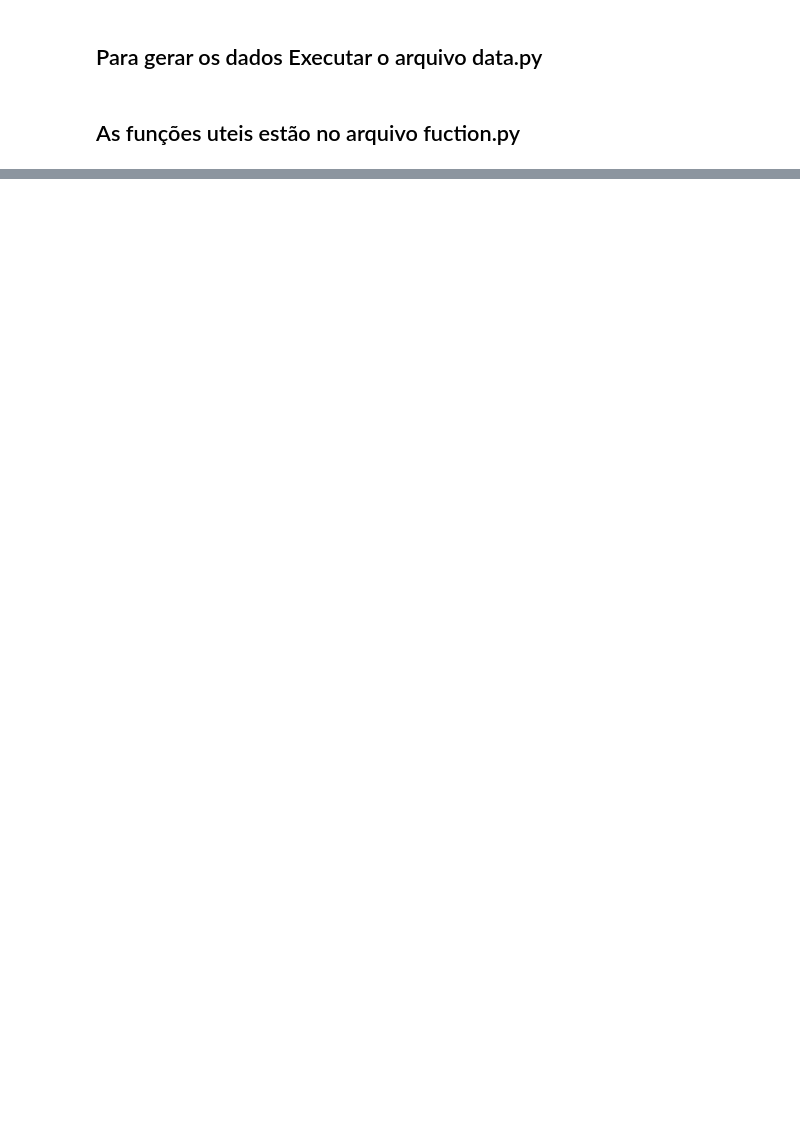
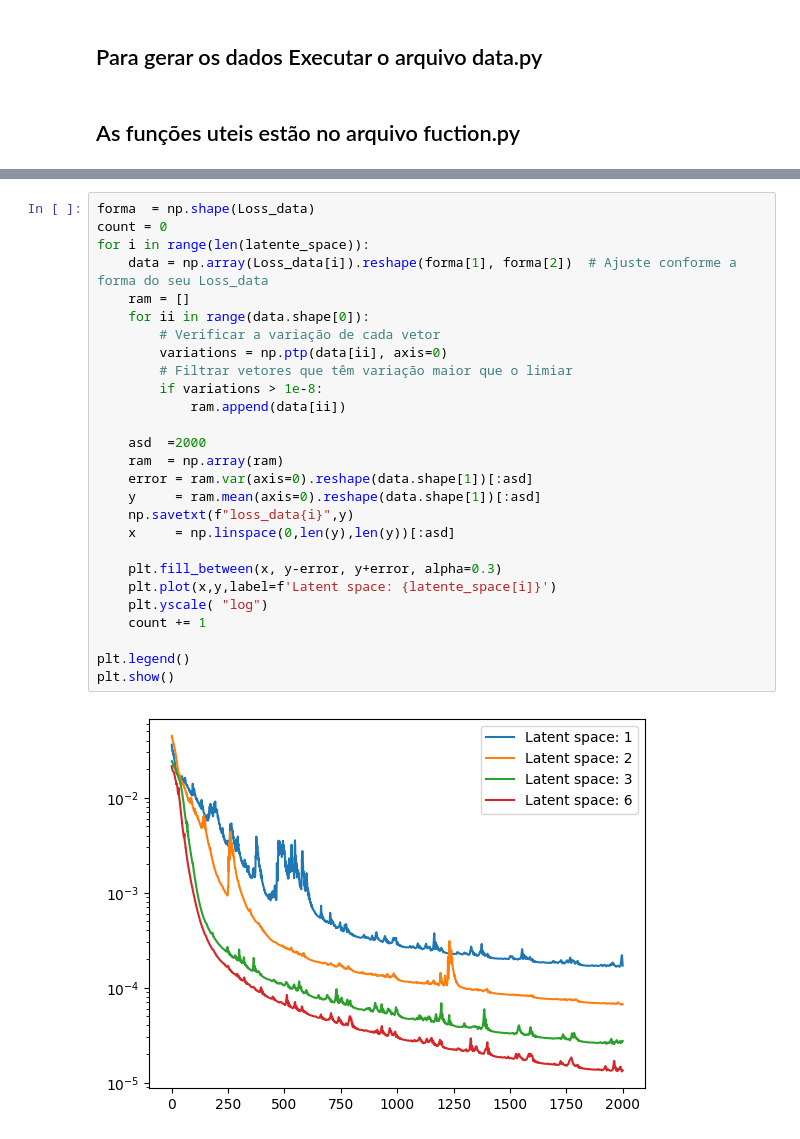
Before and after one commit to Coffee4MePlz/Notebooks_NN_Physics, a Jupyter notebook: 06-Exemplo 3 Pendulo Autoencode.ipynb, the cells around one changed output, grey strips where cells are left out. Saved outputs shown, nothing was run; the diff lists cells and outputs as text; blank space fills up the shorter version.

```diff
--- a/06-Exemplo 3 Pendulo Autoencode.ipynb
+++ b/06-Exemplo 3 Pendulo Autoencode.ipynb
@@ -62,0 +85,29 @@ plt.show()
+# %%
+forma  = np.shape(Loss_data)
+count = 0
+for i in range(len(latente_space)):
+    data = np.array(Loss_data[i]).reshape(forma[1], forma[2])  # Ajuste conforme a forma do seu Loss_data
+    ram = []
+    for ii in range(data.shape[0]):
+        # Verificar a variação de cada vetor
+        variations = np.ptp(data[ii], axis=0)
+        # Filtrar vetores que têm variação maior que o limiar
+        if variations > 1e-8:
+            ram.append(data[ii])
+
+    asd  =2000
+    ram  = np.array(ram)
+    error = ram.var(axis=0).reshape(data.shape[1])[:asd]
+    y     = ram.mean(axis=0).reshape(data.shape[1])[:asd]
+    np.savetxt(f"loss_data{i}",y)
+    x     = np.linspace(0,len(y),len(y))[:asd]
+
+    plt.fill_between(x, y-error, y+error, alpha=0.3)
+    plt.plot(x,y,label=f'Latent space: {latente_space[i]}')
+    plt.yscale( "log")
+    count += 1
+
+plt.legend()
+plt.show()
+# %% [output]
+[figure, added]
```
Also changed, not shown: parts of 6 cells of this notebook, 36 other files.
